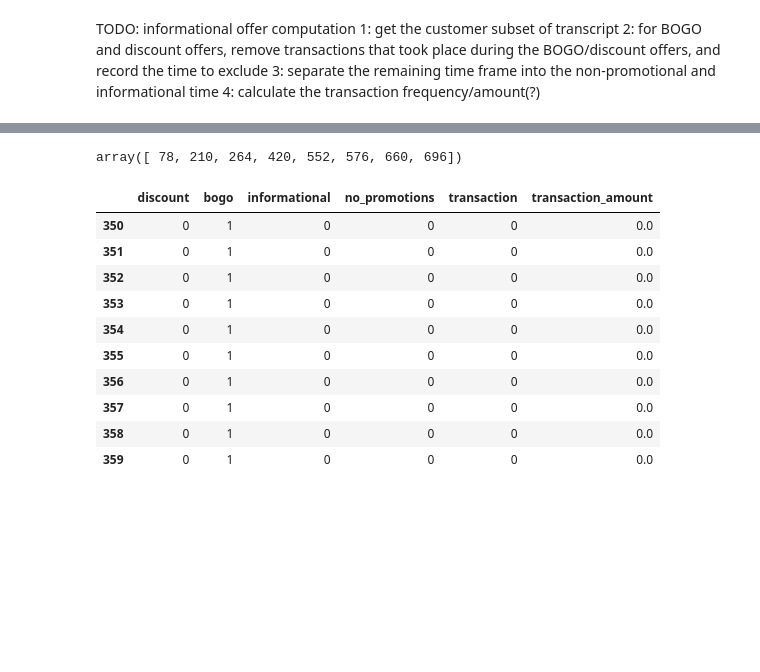
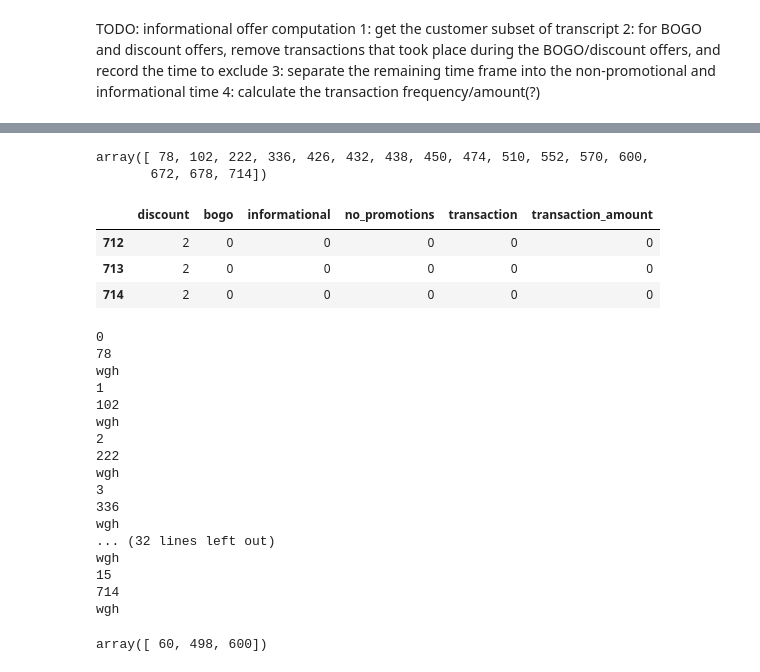
Before and after one commit to keigito/Starbucks_Customer_Analysis, a Jupyter notebook: Starbucks_Capstone_notebook.ipynb, the cells around one changed output, grey strips where cells are left out. Drawn from its saved outputs; the diff is of its cells as text; code cells hidden in the pictures; blank space fills up the shorter version.

```diff
--- a/Starbucks_Capstone_notebook.ipynb
+++ b/Starbucks_Capstone_notebook.ipynb
@@ -564,4 +586,4 @@ customer_id
 # %%
-customer_id = "2eeac8d8feae4a8cad5a6af0499a211d"
+customer_id = "440cf1fd7580490c971d8c651ed962af"
 # %%
 df_single_customer_transcript = transcript[(transcript["person"] == customer_id)]
@@ -639,6 +643,9 @@ offer_time_list
 # %%
 # create a time table to fill when offers were in effect
 df_timetable = pd.DataFrame(0, index=np.arange(int(transcript["time"].max())), columns=["discount", "bogo", "informational", "no_promotions", "transaction", "transaction_amount"])
+# %%
+# create a time table to fill when offers were in effect
+df_timetable = pd.DataFrame(0, index=np.arange(720), columns=["discount", "bogo", "informational", "no_promotions", "transaction", "transaction_amount"])
 # %%
 for i in range(len(offer_time_list[0])):
     offer_type = offer_time_list[2][i]
@@ -684,18 +666,41 @@ for i in range(len(transaction_time)):
 # %%
 transaction_time
 # %% [output]
-array([ 78, 210, 264, 420, 552, 576, 660, 696])
+array([ 78, 102, 222, 336, 426, 432, 438, 450, 474, 510, 552, 570, 600,
+       672, 678, 714])
 # %%
-df_timetable.iloc[350:360]
+df_timetable.iloc[712:715]
 # %% [output]
 |  | discount | bogo | informational | no_promotions | transaction | transaction_amount |
-| 350 | 0 | 1 | 0 | 0 | 0 | 0.0 |
-| 351 | 0 | 1 | 0 | 0 | 0 | 0.0 |
-| 352 | 0 | 1 | 0 | 0 | 0 | 0.0 |
-| 353 | 0 | 1 | 0 | 0 | 0 | 0.0 |
-| 354 | 0 | 1 | 0 | 0 | 0 | 0.0 |
-| 355 | 0 | 1 | 0 | 0 | 0 | 0.0 |
-| 356 | 0 | 1 | 0 | 0 | 0 | 0.0 |
-| 357 | 0 | 1 | 0 | 0 | 0 | 0.0 |
-| 358 | 0 | 1 | 0 | 0 | 0 | 0.0 |
-| 359 | 0 | 1 | 0 | 0 | 0 | 0.0 |
+| 712 | 2 | 0 | 0 | 0 | 0 | 0 |
+| 713 | 2 | 0 | 0 | 0 | 0 | 0 |
+| 714 | 2 | 0 | 0 | 0 | 0 | 0 |
+# %%
+for i in range(len(transaction_time)):
+    print(i)
+    print(transaction_time[i])
+    df_timetable.iloc[transaction_time[i], 4] = 1
+    print('wgh')
+    df_timetable.iloc[transaction_time[i], 5] = transaction_amount[i]
+# %% [output]
+0
+78
+wgh
+1
+102
+wgh
+2
+222
+wgh
+3
+336
+wgh
+... (32 lines left out)
+wgh
+15
+714
+wgh
+# %%
+transaction_time
+# %% [output]
+array([ 60, 498, 600])
```
Also changed, not shown: parts of 21 cells of this notebook.
